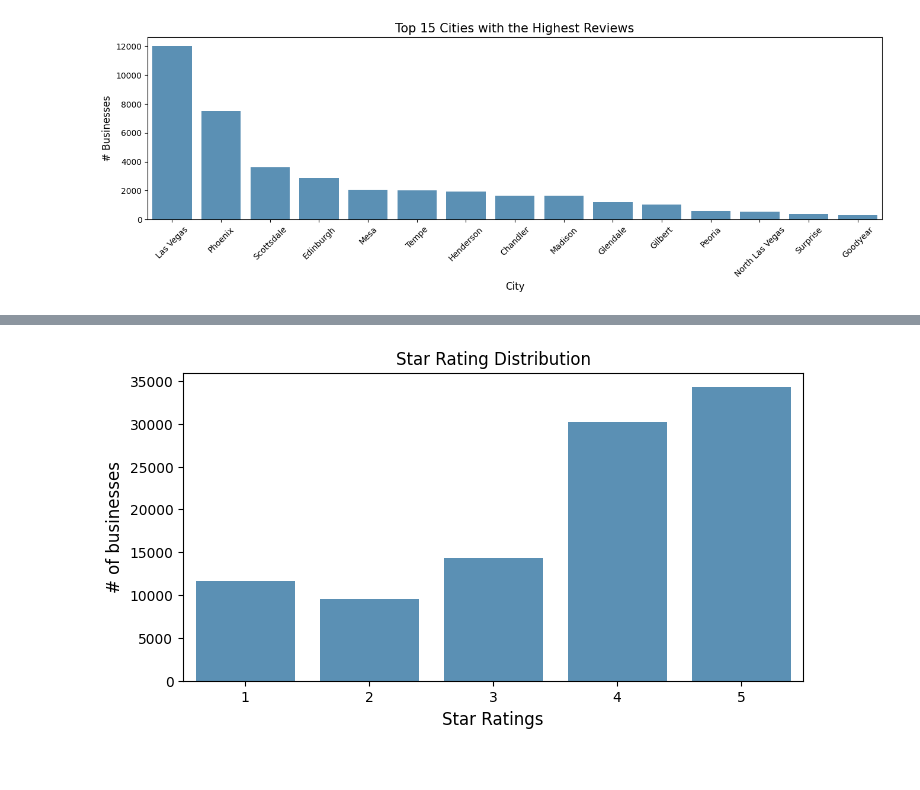
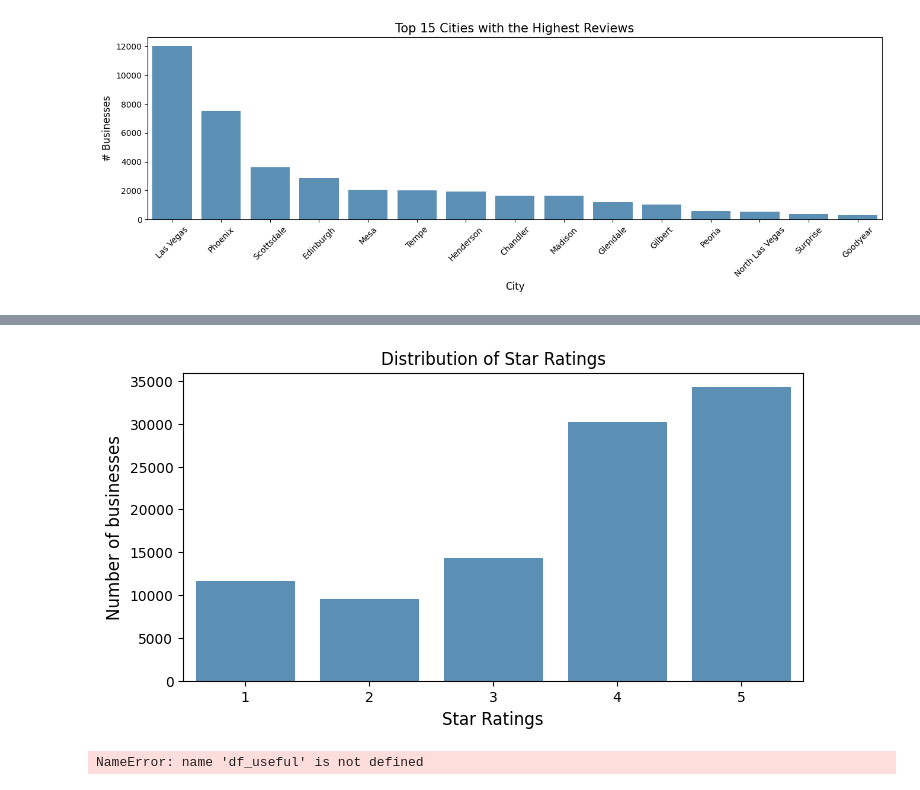
Before and after one commit to kasamdh/CS598Capstone, a Jupyter notebook: data.ipynb, the cells around one changed output, grey strips where cells are left out. Cells and saved outputs as stored; diff of their text form; code cells hidden in the pictures.

```diff
--- a/data.ipynb
+++ b/data.ipynb
@@ -116,11 +116,11 @@ df.head()
 # %%
 x = df['stars'].value_counts().sort_index()
 
 plt.figure(figsize=(8,4))
 ax = sns.barplot(x=x.index, y=x.values, alpha=0.8)
-plt.title("Distribut")
-plt.ylabel('# of businesses', fontsize=12)
+plt.title("Distribution of Star Ratings")
+plt.ylabel('Number of businesses', fontsize=12)
 plt.xlabel('Star Ratings', fontsize=12)
 plt.show()
 # %% [output]
-[figure, old version]
+[figure, new version]
@@ -126,0 +129,26 @@ plt.show()
+# %%
+# keep 10 top categories/cuisines
+vc = df_useful['categories'].value_counts(normalize=True)* 100
+vals_keep = vc[:10].index.values
+df_top_categories = df_useful[df_useful['categories'].isin(vals_keep)]
+df_top_categories.shape
+
+#Get the distribution of the ratings
+x=df_top_categories['categories'].value_counts()
+x=x.sort_values(ascending=False)
+#plot
+plt.figure(figsize=(12,8))
+ax= sns.barplot(x.index, x.values, alpha=0.8)
+plt.title("Top 20 Categories Distribution")
+plt.ylabel('# of Reviews', fontsize=12)
+plt.xlabel('Categories ', fontsize=12)
+
+#adding the text labels
+rects = ax.patches
+labels = x.values
+for rect, label in zip(rects, labels):
+    height = rect.get_height()
+    ax.text(rect.get_x() + rect.get_width()/2, height + 5, label, ha='center', va='bottom')
+ax.set_xticklabels(ax.get_xticklabels(), rotation=65, horizontalalignment='right');
+# %% [output]
+NameError: name 'df_useful' is not defined
```
Also changed, not shown: parts of 1 cell of this notebook.
